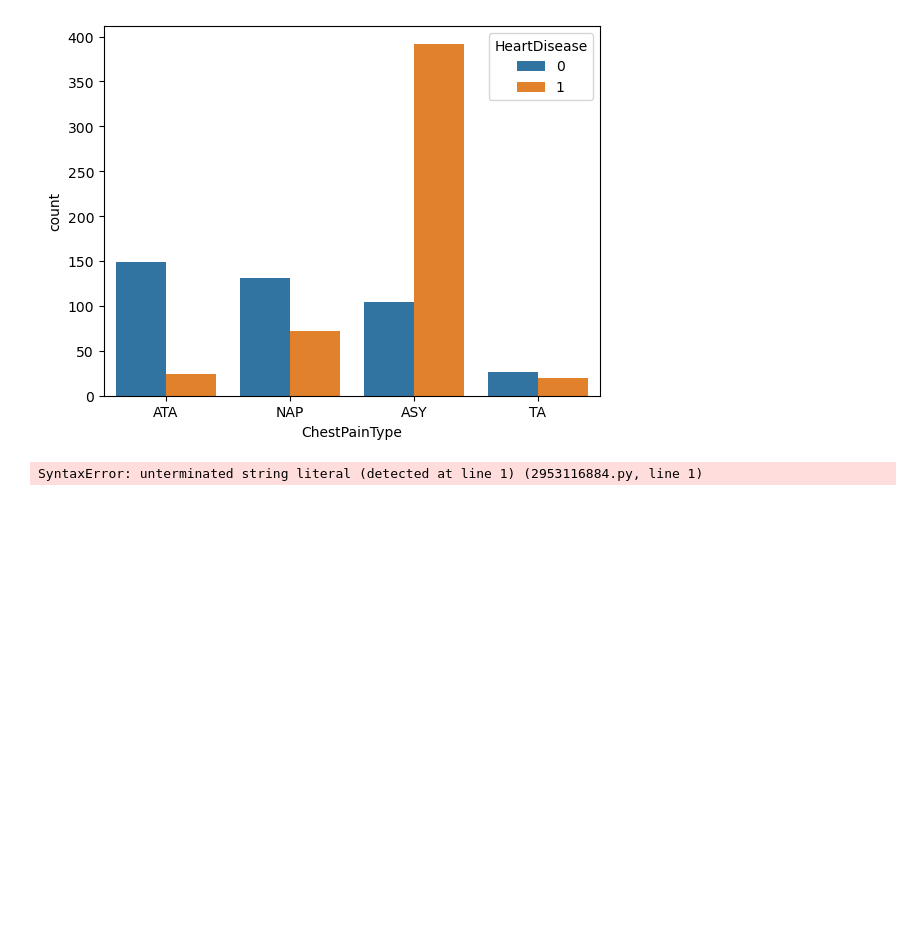
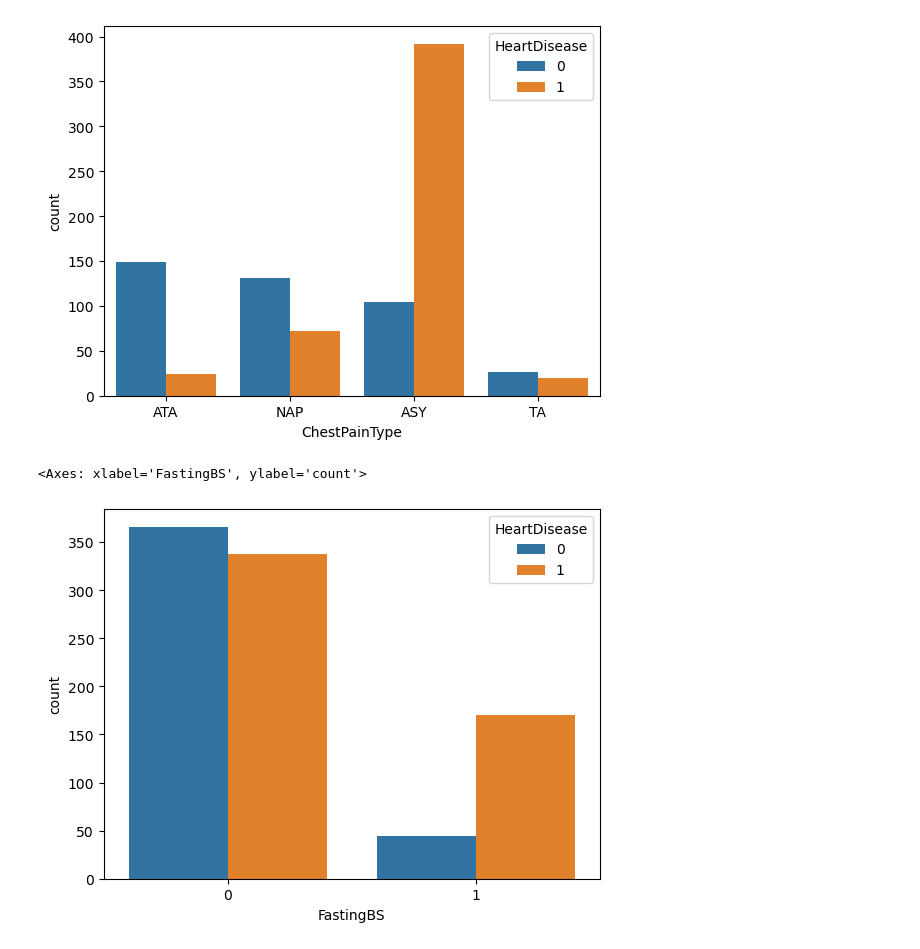
Before and after one commit to navdeepsinghpro-hub/ML_AND_DL_LEARNING, a Jupyter notebook: MACHINE_LEARNING/DAY_2/heart.ipynb, the cells around one changed output. Saved outputs shown, nothing was run; the diff lists cells and outputs as text; code cells hidden in the pictures; blank space fills up the shorter version.

```diff
--- a/MACHINE_LEARNING/DAY_2/heart.ipynb
+++ b/MACHINE_LEARNING/DAY_2/heart.ipynb
@@ -172,7 +168,8 @@ sns.countplot(x= df['ChestPainType'], hue= df['HeartDisease'])
 # %% [output]
 <Axes: xlabel='ChestPainType', ylabel='count'>
 [figure]
-# %%
-sns.countplot(x= df['FastingBS'], hue= df['HeartDisease])
-# %% [output]
-SyntaxError: unterminated string literal (detected at line 1) (2953116884.py, line 1)
+# %%
+sns.countplot(x=df['FastingBS'], hue=df['HeartDisease'])
+# %% [output]
+<Axes: xlabel='FastingBS', ylabel='count'>
+[figure, added]
```
Also changed, not shown: parts of 10 cells of this notebook, 1 other file.
